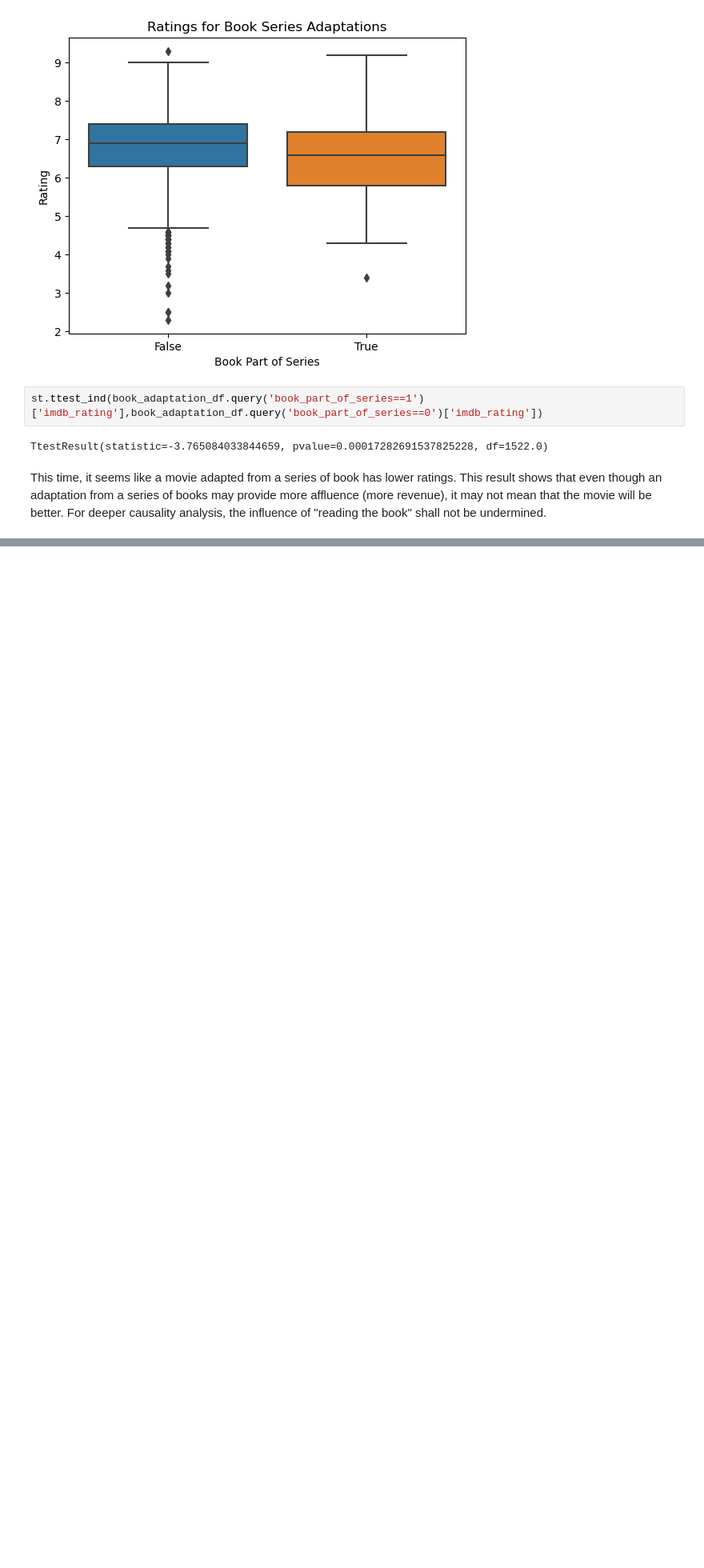
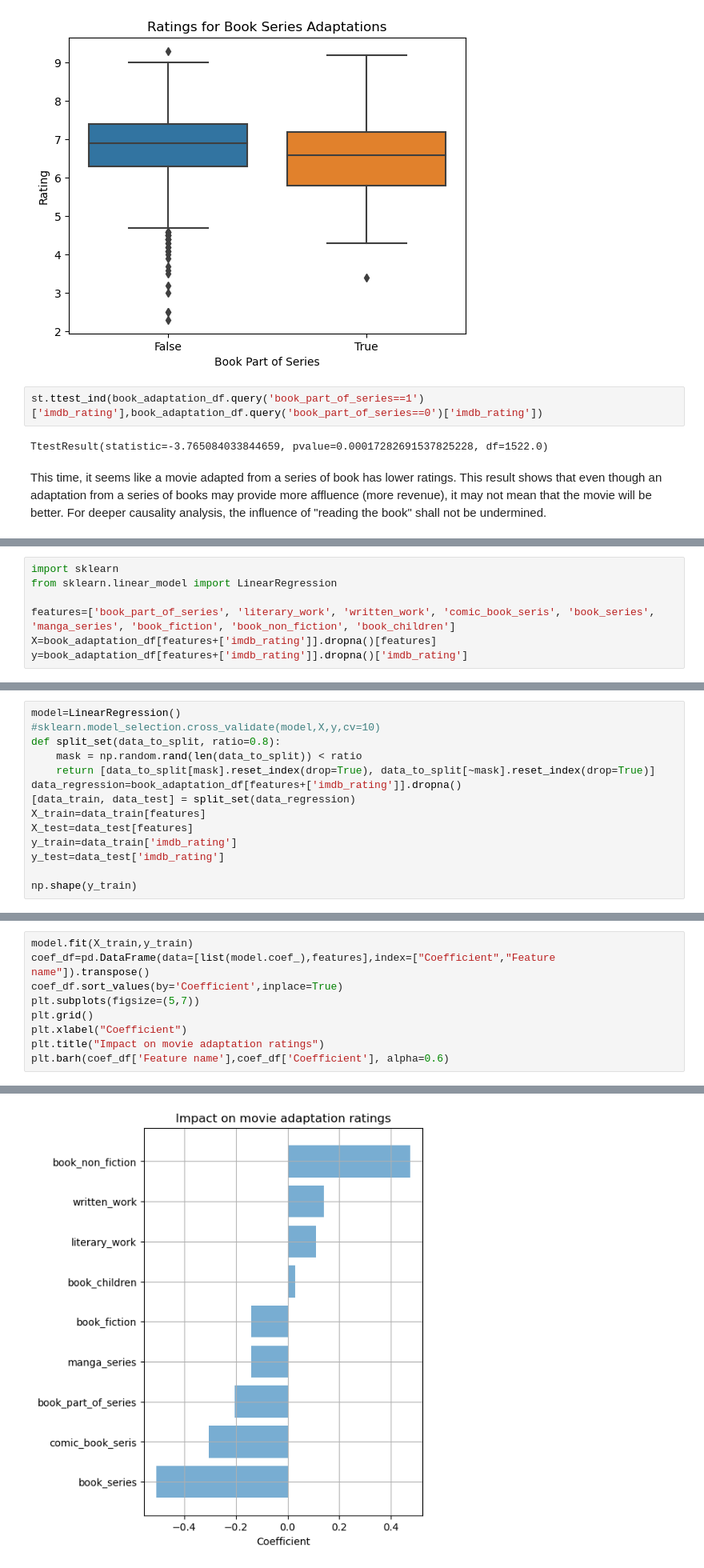
Before and after one commit to epfl-ada/ada-2023-project-team0110, a Jupyter notebook: milestone2.ipynb, the cells around one changed output, grey strips where cells are left out. Shown at 80% size. Saved outputs shown, nothing was run; the diff lists cells and outputs as text; blank space fills up the shorter version.

Commit message:
regression on category

```diff
--- a/milestone2.ipynb
+++ b/milestone2.ipynb
@@ -428,0 +479,7 @@ This time, it seems like a movie adapted from a series of book has lower ratings
+# %%
+import sklearn
+from sklearn.linear_model import LinearRegression
+
+features=['book_part_of_series', 'literary_work', 'written_work', 'comic_book_seris', 'book_series', 'manga_series', 'book_fiction', 'book_non_fiction', 'book_children']
+X=book_adaptation_df[features+['imdb_rating']].dropna()[features]
+y=book_adaptation_df[features+['imdb_rating']].dropna()['imdb_rating']
@@ -428,0 +488,14 @@ This time, it seems like a movie adapted from a series of book has lower ratings
+# %%
+model=LinearRegression()
+#sklearn.model_selection.cross_validate(model,X,y,cv=10)
+def split_set(data_to_split, ratio=0.8):
+    mask = np.random.rand(len(data_to_split)) < ratio
+    return [data_to_split[mask].reset_index(drop=True), data_to_split[~mask].reset_index(drop=True)]
+data_regression=book_adaptation_df[features+['imdb_rating']].dropna()
+[data_train, data_test] = split_set(data_regression)
+X_train=data_train[features]
+X_test=data_test[features]
+y_train=data_train['imdb_rating']
+y_test=data_test['imdb_rating']
+
+np.shape(y_train)
@@ -428,0 +504,10 @@ This time, it seems like a movie adapted from a series of book has lower ratings
+# %%
+model.fit(X_train,y_train)
+coef_df=pd.DataFrame(data=[list(model.coef_),features],index=["Coefficient","Feature name"]).transpose()
+coef_df.sort_values(by='Coefficient',inplace=True)
+plt.subplots(figsize=(5,7))
+plt.grid()
+plt.xlabel("Coefficient")
+plt.title("Impact on movie adaptation ratings")
+plt.barh(coef_df['Feature name'],coef_df['Coefficient'], alpha=0.6)
+# %% [output]
@@ -428,0 +515 @@ This time, it seems like a movie adapted from a series of book has lower ratings
+[figure, added]
```
Also changed, not shown: parts of 8 cells of this notebook, 1 other file.
